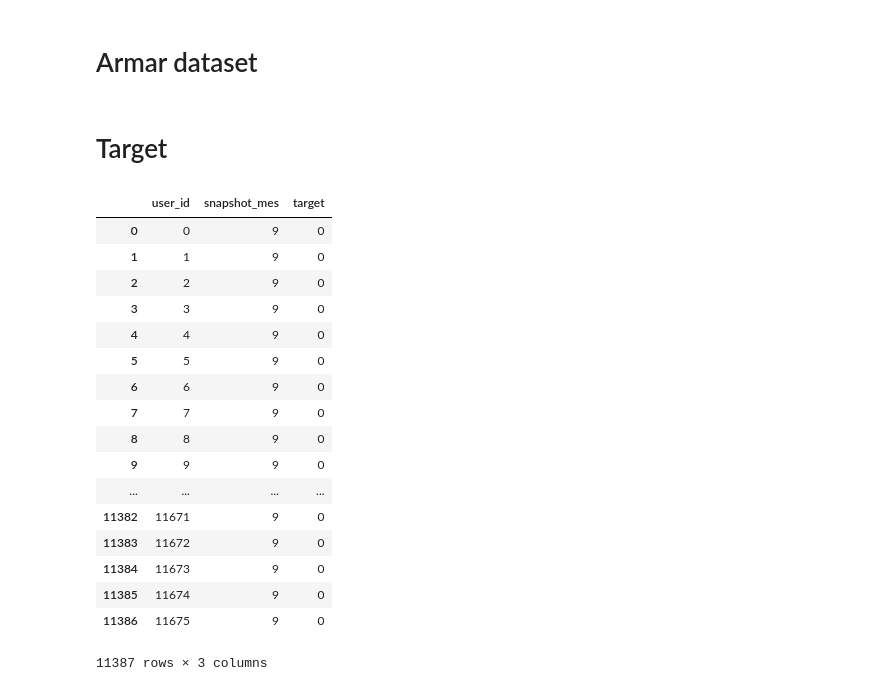
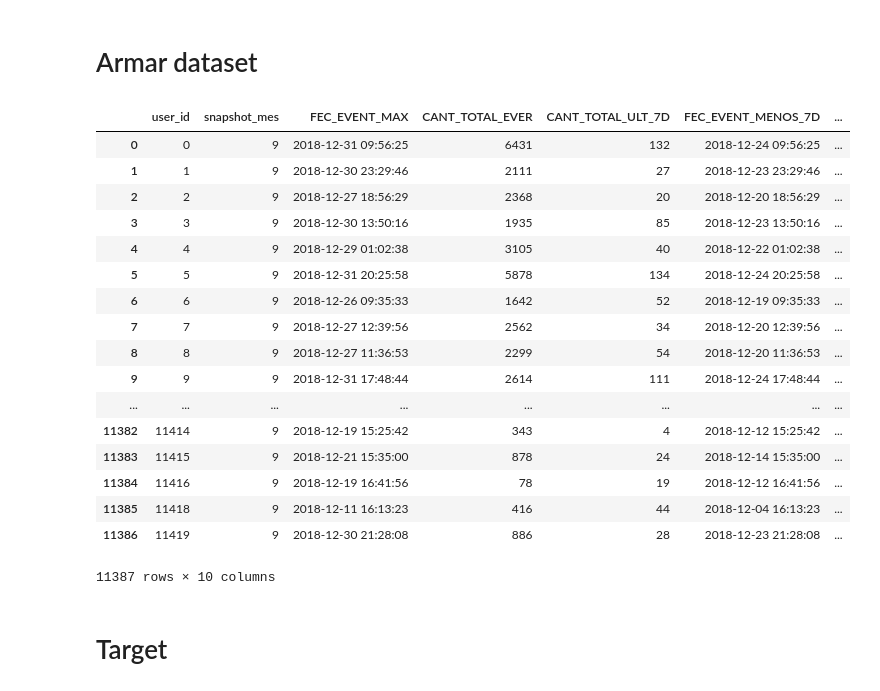
Before and after one commit to francomatiasferrari/ggal_dataton, a Jupyter notebook: dataset_builder.ipynb, the cells around one changed output. Saved outputs shown, nothing was run; the diff lists cells and outputs as text; code cells hidden in the pictures.

```diff
--- a/dataset_builder.ipynb
+++ b/dataset_builder.ipynb
@@ -41,7 +41,26 @@ def feature_X1(df):
 # Armar dataset
 # %%
 universo = feature_RatioDayMoments(universo)
-universo = feature_X1(universo)
+universo
+# %% [output]
+|  | user_id | snapshot_mes | FEC_EVENT_MAX | CANT_TOTAL_EVER | CANT_TOTAL_ULT_7D | FEC_EVENT_MENOS_7D | ... |
+| 0 | 0 | 9 | 2018-12-31 09:56:25 | 6431 | 132 | 2018-12-24 09:56:25 | ... |
+| 1 | 1 | 9 | 2018-12-30 23:29:46 | 2111 | 27 | 2018-12-23 23:29:46 | ... |
+| 2 | 2 | 9 | 2018-12-27 18:56:29 | 2368 | 20 | 2018-12-20 18:56:29 | ... |
+| 3 | 3 | 9 | 2018-12-30 13:50:16 | 1935 | 85 | 2018-12-23 13:50:16 | ... |
+| 4 | 4 | 9 | 2018-12-29 01:02:38 | 3105 | 40 | 2018-12-22 01:02:38 | ... |
+| 5 | 5 | 9 | 2018-12-31 20:25:58 | 5878 | 134 | 2018-12-24 20:25:58 | ... |
+| 6 | 6 | 9 | 2018-12-26 09:35:33 | 1642 | 52 | 2018-12-19 09:35:33 | ... |
+| 7 | 7 | 9 | 2018-12-27 12:39:56 | 2562 | 34 | 2018-12-20 12:39:56 | ... |
+| 8 | 8 | 9 | 2018-12-27 11:36:53 | 2299 | 54 | 2018-12-20 11:36:53 | ... |
+| 9 | 9 | 9 | 2018-12-31 17:48:44 | 2614 | 111 | 2018-12-24 17:48:44 | ... |
+| ... | ... | ... | ... | ... | ... | ... | ... |
+| 11382 | 11414 | 9 | 2018-12-19 15:25:42 | 343 | 4 | 2018-12-12 15:25:42 | ... |
+| 11383 | 11415 | 9 | 2018-12-21 15:35:00 | 878 | 24 | 2018-12-14 15:35:00 | ... |
+| 11384 | 11416 | 9 | 2018-12-19 16:41:56 | 78 | 19 | 2018-12-12 16:41:56 | ... |
+| 11385 | 11418 | 9 | 2018-12-11 16:13:23 | 416 | 44 | 2018-12-04 16:13:23 | ... |
+| 11386 | 11419 | 9 | 2018-12-30 21:28:08 | 886 | 28 | 2018-12-23 21:28:08 | ... |
+11387 rows × 10 columns
 # %% [markdown]
 # Target
 # %%
@@ -56,24 +75,3 @@ def target(df):
     df.loc[df.mes == df.snapshot_mes +3, 'target'] = 1
 
     return (df.groupby(['user_id', 'snapshot_mes'])['target'].max()).to_frame().reset_index()
-# %%
-target(universo)
-# %% [output]
-|  | user_id | snapshot_mes | target |
-| 0 | 0 | 9 | 0 |
-| 1 | 1 | 9 | 0 |
-| 2 | 2 | 9 | 0 |
-| 3 | 3 | 9 | 0 |
-| 4 | 4 | 9 | 0 |
-| 5 | 5 | 9 | 0 |
-| 6 | 6 | 9 | 0 |
-| 7 | 7 | 9 | 0 |
-| 8 | 8 | 9 | 0 |
-| 9 | 9 | 9 | 0 |
-| ... | ... | ... | ... |
-| 11382 | 11671 | 9 | 0 |
-| 11383 | 11672 | 9 | 0 |
-| 11384 | 11673 | 9 | 0 |
-| 11385 | 11674 | 9 | 0 |
-| 11386 | 11675 | 9 | 0 |
-11387 rows × 3 columns
```
Also changed, not shown: parts of 2 cells of this notebook, 1 other file.
